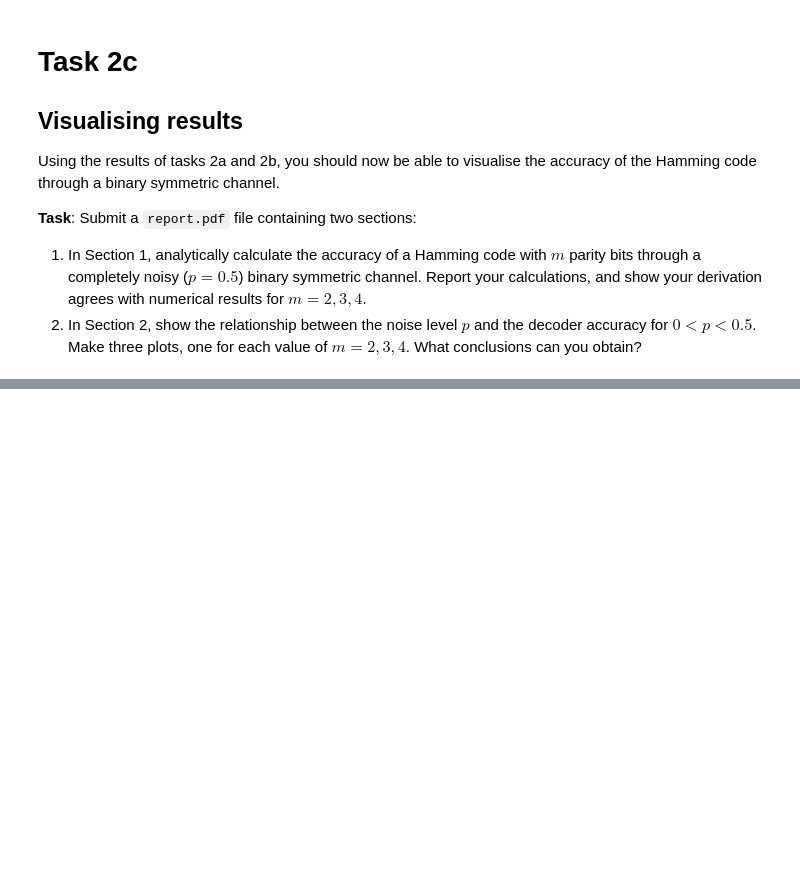
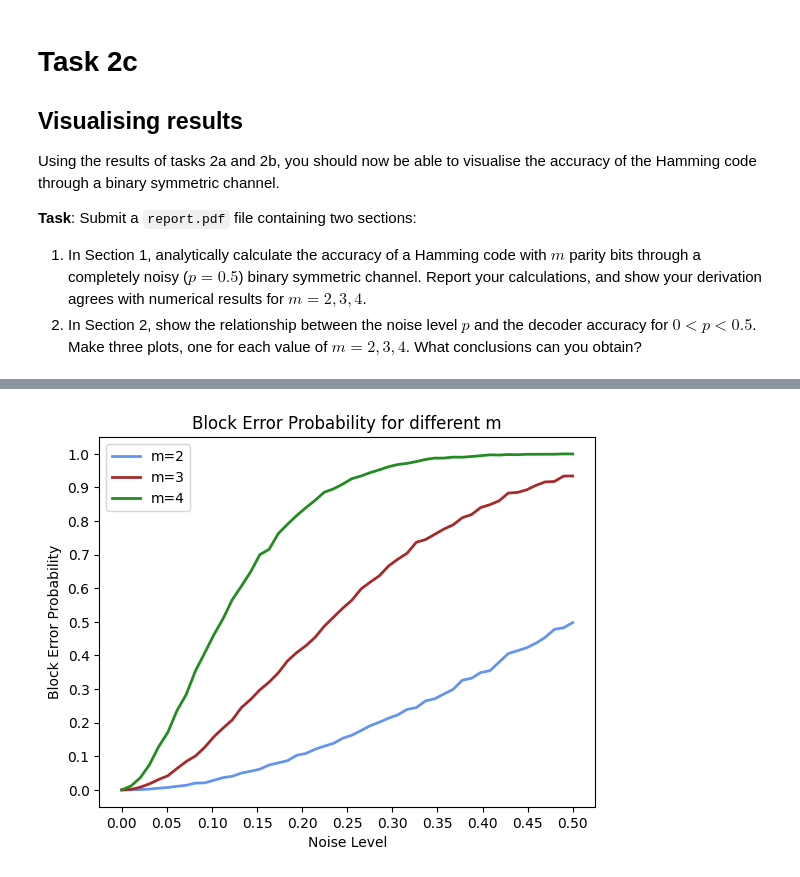
Before and after one commit to belfioreasia/Statistical-Information-Theory, a Jupyter notebook: Lab_4_Hamming_code.ipynb, the cells around one changed output, grey strips where cells are left out. Cells and saved outputs as stored; diff of their text form; code cells hidden in the pictures; blank space fills up the shorter version.

```diff
--- a/Lab_4_Hamming_code.ipynb
+++ b/Lab_4_Hamming_code.ipynb
@@ -435,0 +504,22 @@ for m in parity_bits:
+# %%
+# Comparing analytical vs simulated results
+reload(cw)
+import scipy.special as sp
+
+p = 0.5
+for m in range(2,5):
+    error_rate = 0
+    n = 2**m - 1
+    k = n - m
+
+    p0 = (1-p)**n
+    p1 = n*(p)*((1-p)**(n-1))
+    p2 = 0
+    for r in range(2,n+1):
+        p2 += sp.binom(n, r)*(p**r)*((1-p)**(n-r))
+
+    error_rate = (p0+p1)/ (p0+p1+p2)
+    print(f"Accuracy for Hamming({n},{k}) with m={m} is {error_rate}")
+    print(f" - Probability of no error: {p0}")
+    print(f" - Probability of single error: {p1}")
+    print(f" - Probability of two or more errors: {p2}\n")
@@ -435,0 +588,23 @@ for m in parity_bits:
+# %%
+probabilities = np.linspace(0., 0.5)
+block_errors = {}
+for m in accuracies_by_m.keys():
+    block_errors[m]=[1-acc for acc in accuracies_by_m[m]]
+
+plt.title(f"Block Error Probability for different m")
+plt.ylabel("Block Error Probability")
+plt.xlabel("Noise Level")
+plt.xticks(x_ticks)
+# plt.plot(probabilities, accuracies_by_m[m], label="Accuracy", color="cornflowerblue", lw=2)
+colors = ["cornflowerblue", "brown", "forestgreen"]
+i=0
+for m in accuracies_by_m.keys():
+    plt.plot(probabilities, block_errors[m], label=f"m={m}",
+            color=colors[i], lw=2)
+    i+=1
+plt.yticks([1, .9, .8, .7, .6, .5, .4, .3, .2, .1, 0])
+plt.legend()
+plt.savefig(f"compared/block_err_rate.pdf", format="pdf")
+plt.show()
+# %% [output]
+[figure, added]
```
Also changed, not shown: parts of 8 cells of this notebook, 9 other files.
